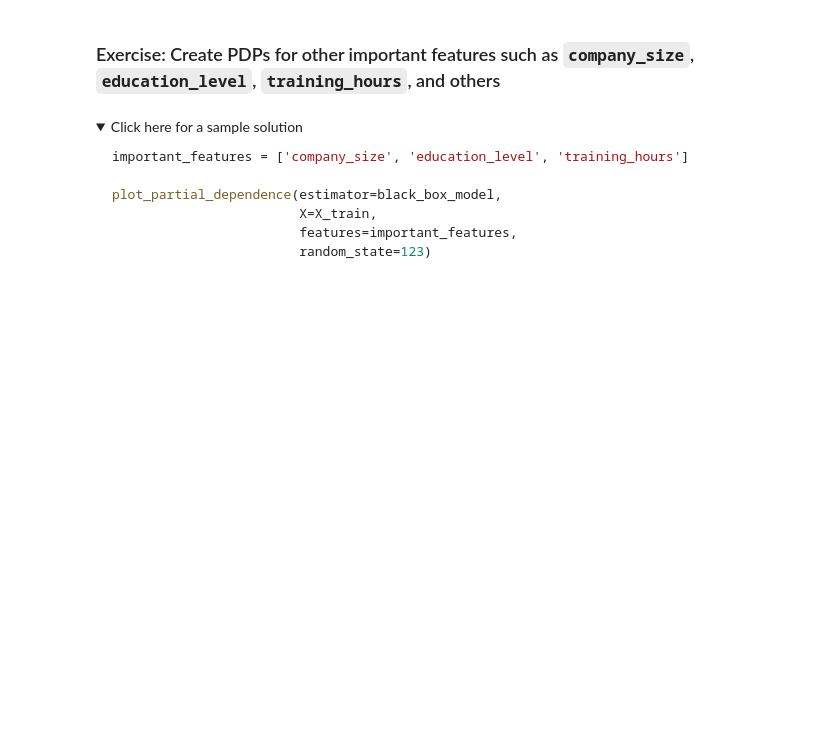
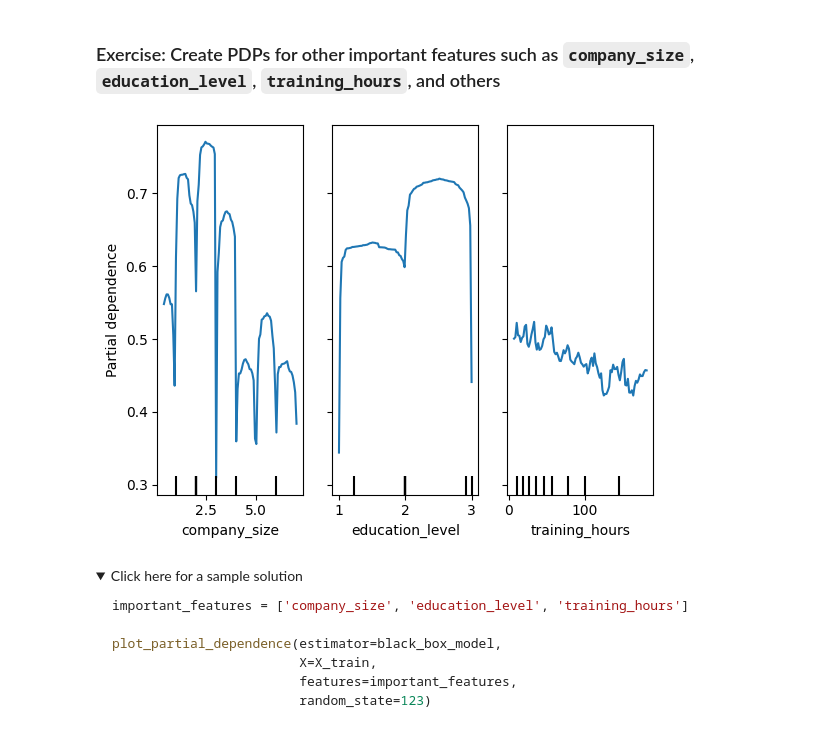
Before and after one commit to tycoi2005/202308_machine_learning_ibm_coursera, a Jupyter notebook: 003supervised-machine-learning-classification/lab_jupyter_model-explanations.ipynb, the cells around one changed output. Saved outputs shown, nothing was run; the diff lists cells and outputs as text; code cells hidden in the pictures; folded sections open; blank space fills up the shorter version.

```diff
--- a/003supervised-machine-learning-classification/lab_jupyter_model-explanations.ipynb
+++ b/003supervised-machine-learning-classification/lab_jupyter_model-explanations.ipynb
@@ -221,6 +282,9 @@ Then you should see two PDPs are plotted for `city_development_index` and `exper
 # %%
 # Type your solution here
 # Create PDPs for other important features
+pdd1 = PartialDependenceDisplay.from_estimator(estimator=black_box_model, X=X_train, features=['company_size', 'education_level', 'training_hours'], random_state=123)
+# %% [output]
+[figure, added]
 # %% [markdown]
 <details><summary>Click here for a sample solution</summary>
 
```
Also changed, not shown: parts of 21 cells of this notebook.
